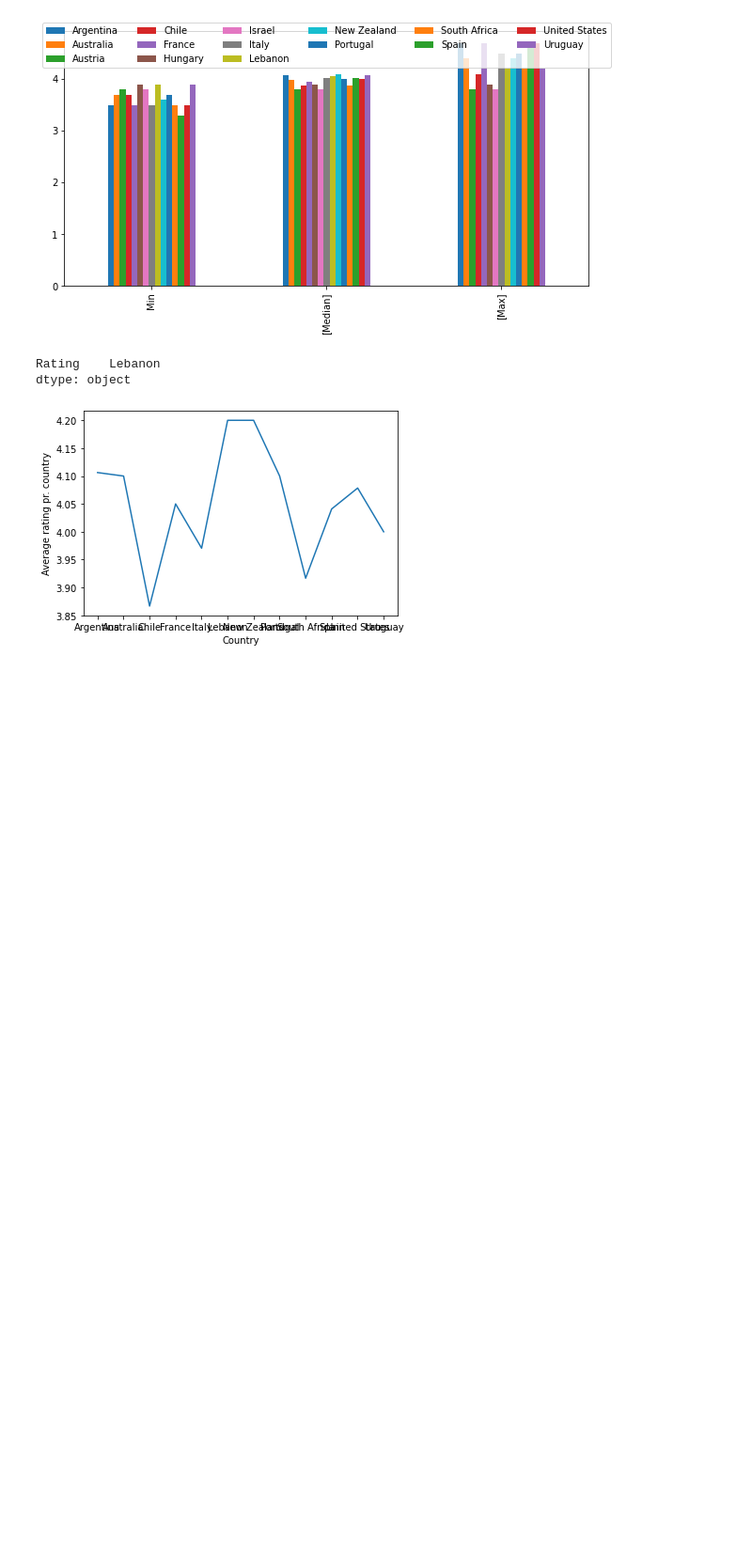
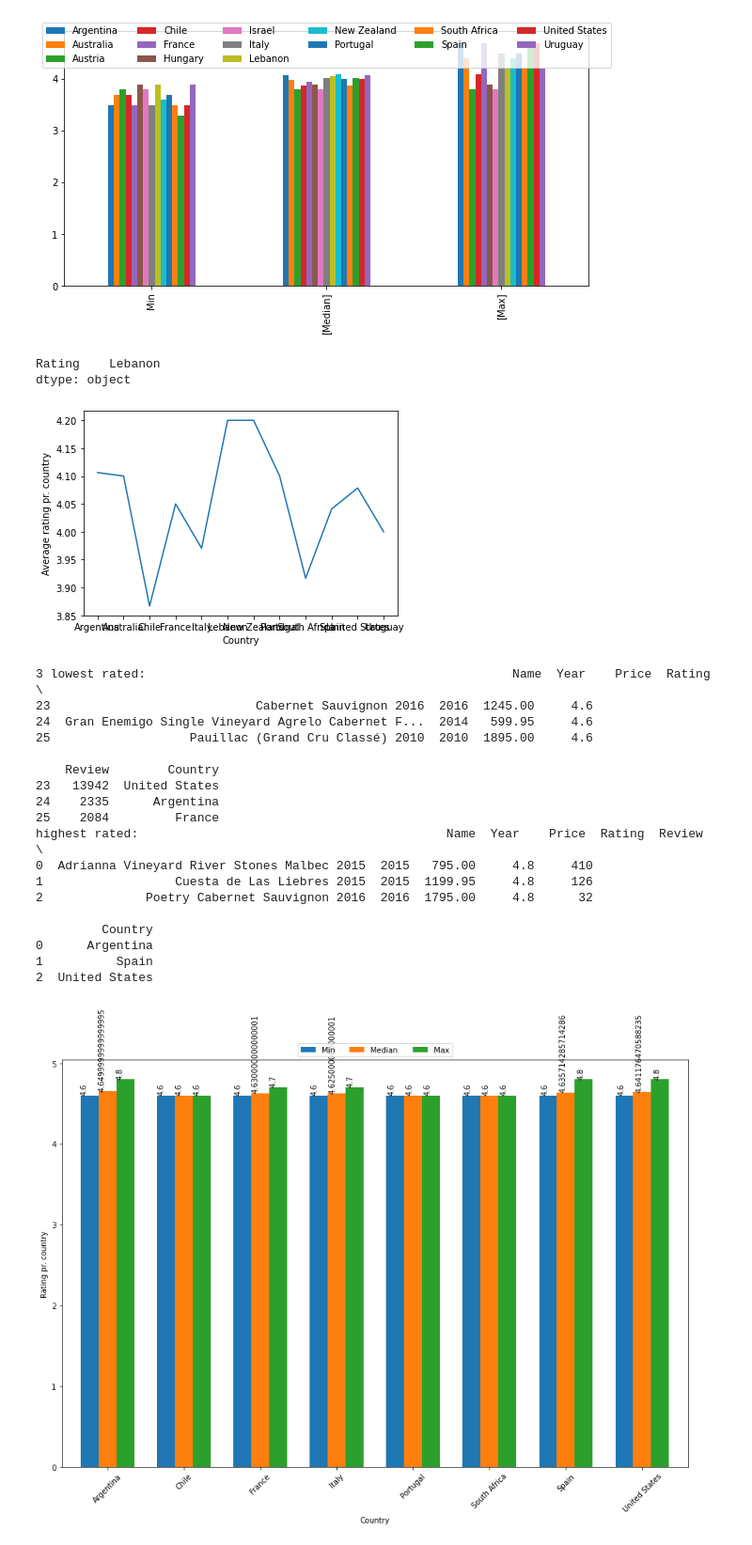
Before and after one commit to MathiasNoeClausen/pythonEksamen, a Jupyter notebook: Plot_rating.ipynb, the cells around one changed output. Shown at 94% size. Cells and saved outputs as stored; diff of their text form; code cells hidden in the pictures; blank space fills up the shorter version.

Commit message:
top3 lowest/highest

```diff
--- a/Plot_rating.ipynb
+++ b/Plot_rating.ipynb
@@ -108,6 +108,11 @@ print(sorted_df)
 # %%
 def plot_rating(df):
 
+    all_lowest = df.loc[df['Rating'] == df['Rating'].min()]
+    print('3 lowest rated:',all_lowest[:3])
+    #print('Median rating',df.mean(),'\n')
+    all_highest = df.loc[df['Rating'] == df['Rating'].max()]
+    print('highest rated:',all_highest[:3])
     #Delete all with low review numbers
     sorted_df = df.copy()
     #sorted_df.drop(sorted_df[df.Review < 1500].index, inplace=True)
@@ -115,9 +120,10 @@ def plot_rating(df):
     #Extract Country & Rating columns
     cols = ['Country', 'Rating']
     mask = sorted_df[cols]
-    print('Lowest rated',mask.min(),'\n')
-    print('Median rated',mask.mean(),'\n')
-    print('Highest rated ',mask.max(),'\n')
+    #print('Lowest rated',mask['Rating'].idxmin(),'\n')
+    #print('Lowest rated ',sorted_df.iloc[sorted_df['Rating'].idxmin()])
+
+    #print('Highest rated ',sorted_df.iloc[sorted_df['Rating'].idxmax()])
 
     #Group rows by Country
     mask_by_country = mask.groupby('Country')
@@ -138,8 +144,8 @@ def plot_rating(df):
     plt.legend(loc='upper center', bbox_to_anchor=(0.5, 1.05), ncol=3)
 
     #Data on each bar
-    #for p in ax.patches:
-    #    ax.annotate(str(p.get_height()), (p.get_x() * 1.005, (p.get_height()) * 1.005), rotation=90)
+    for p in ax.patches:
+        ax.annotate(str(p.get_height()), (p.get_x() * 1.005, (p.get_height()) * 1.005), rotation=90)
 
 def describe(df):
     return df.describe()
@@ -264,3 +270,27 @@ plt.xlabel('Country')
 plt.ylabel('Average rating pr. country');
 # %% [output]
 [figure]
+# %%
+#red_df = pd.read_csv('redwinedata.csv', names=["Name", "Year", "Price", "Rating", "Review", "Country"])
+red_df.drop(red_df[red_df.Review < 112].index, inplace=False)
+plot_rating(red_df)
+# %% [output]
+3 lowest rated:                                                  Name  Year    Price  Rating  \
+23                            Cabernet Sauvignon 2016  2016  1245.00     4.6
+24  Gran Enemigo Single Vineyard Agrelo Cabernet F...  2014   599.95     4.6
+25                   Pauillac (Grand Cru Classé) 2010  2010  1895.00     4.6
+
+    Review        Country
+23   13942  United States
+24    2335      Argentina
+25    2084         France
+highest rated:                                          Name  Year    Price  Rating  Review  \
+0  Adrianna Vineyard River Stones Malbec 2015  2015   795.00     4.8     410
+1                  Cuesta de Las Liebres 2015  2015  1199.95     4.8     126
+2              Poetry Cabernet Sauvignon 2016  2016  1795.00     4.8      32
+
+         Country
+0      Argentina
+1          Spain
+2  United States
+[figure, added]
```
Also changed, not shown: parts of 4 cells of this notebook, 4 other files.
